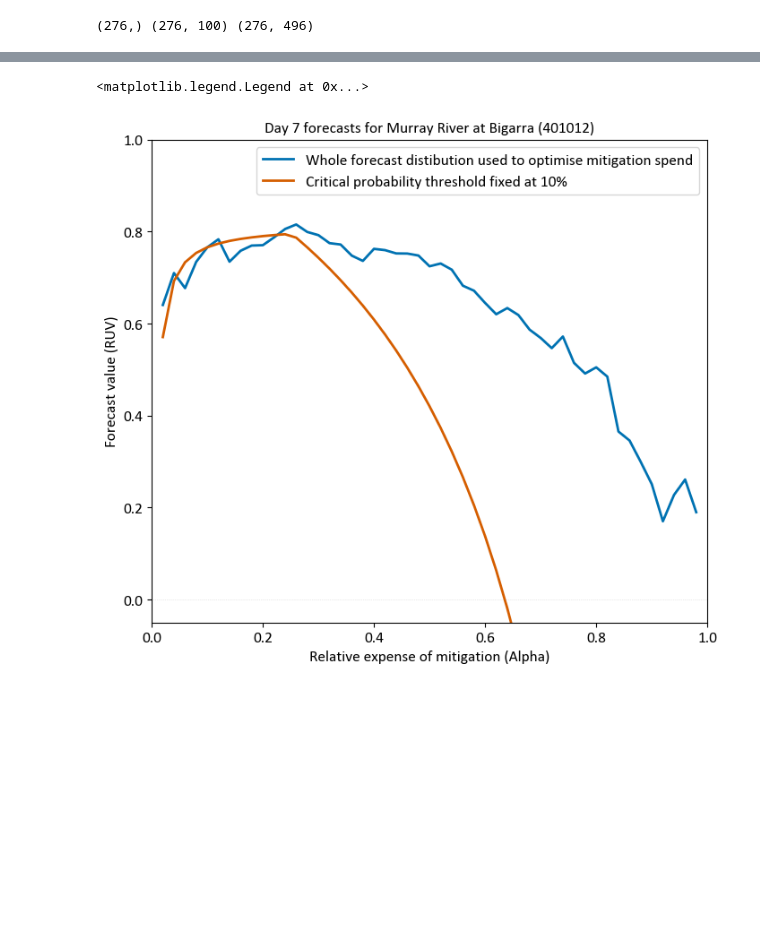
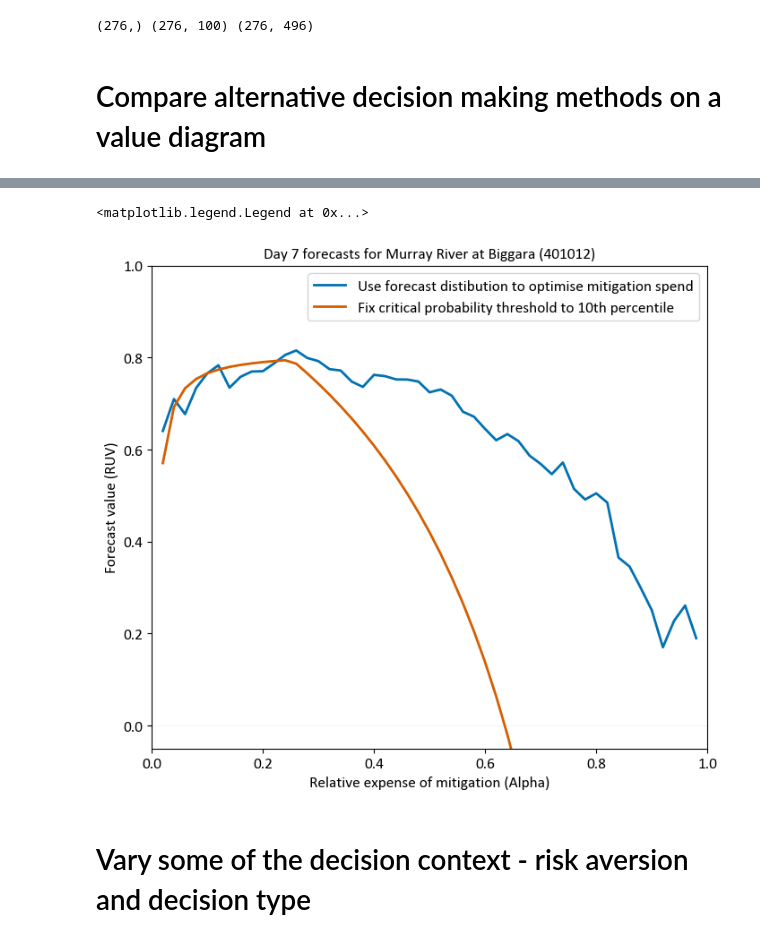
Before and after one commit to richardlaugesen/ruvpy, a Jupyter notebook: examples/ruv_basic_usage.ipynb, the cells around one changed output, grey strips where cells are left out. Saved outputs shown, nothing was run; the diff lists cells and outputs as text; code cells hidden in the pictures; blank space fills up the shorter version.

```diff
--- a/examples/ruv_basic_usage.ipynb
+++ b/examples/ruv_basic_usage.ipynb
@@ -26,3 +45,5 @@ clim_ens = None
+# %% [markdown]
+# Compare alternative decision making methods on a value diagram
 # %%
 decision_definition = {
     'alphas': np.arange(alpha_step, 1, alpha_step),
@@ -31,8 +52,10 @@ decision_definition = {
     'economic_model': [cost_loss, cost_loss_analytical_spend],
     'decision_thresholds': np.nanquantile(obs, [0, 0.75])
 }
+
+ref = None  # use event frequency as the reference forecast
 # %%
-results_optim = relative_utility_value(obs, fcst_ens, clim_ens, decision_definition, parallel_nodes=parallel_nodes)
+results_optim = relative_utility_value(obs, fcst_ens, ref, decision_definition, parallel_nodes=parallel_nodes)
 # %% [output]
 Alpha: 0.020   RUV: 0.64
 Alpha: 0.040   RUV: 0.71
@@ -54,7 +77,7 @@ Alpha: 0.980   RUV: 0.19
 # %%
 decision_definition['decision_method'] = 'critical_probability_threshold_fixed'
 decision_definition['critical_probability_threshold'] = 0.1
-results_fixed_10th = relative_utility_value(obs, fcst_ens, clim_ens, decision_definition, parallel_nodes=parallel_nodes)
+results_fixed_10th = relative_utility_value(obs, fcst_ens, ref, decision_definition, parallel_nodes=parallel_nodes)
 # %% [output]
 Alpha: 0.020   RUV: 0.57
 Alpha: 0.040   RUV: 0.69
@@ -92,13 +99,15 @@ colors = {
 # %%
-plt.plot(decision_definition['alphas'], results_optim['ruv'], color=colors['dark blue'], linewidth=2, alpha=1.0, label='Whole forecast distibution used to optimise mitigation spend')
-plt.plot(decision_definition['alphas'], results_fixed_10th['ruv'], color=colors['dark_orange'], linewidth=2, alpha=1.0, label='Critical probability threshold fixed at 10%')
+plt.plot(decision_definition['alphas'], results_optim['ruv'], color=colors['dark blue'], linewidth=2, alpha=1.0, label='Use forecast distibution to optimise mitigation spend')
+plt.plot(decision_definition['alphas'], results_fixed_10th['ruv'], color=colors['dark_orange'], linewidth=2, alpha=1.0, label='Fix critical probability threshold to 10th percentile')
 plt.axhline(0, color='grey', linewidth=0.5, alpha=0.3, linestyle='dotted')
 plt.xlim((0, 1))
 plt.ylim(-0.05, 1)
 plt.xlabel('Relative expense of mitigation (Alpha)')
 plt.ylabel('Forecast value (RUV)')
-plt.title('Day 7 forecasts for Murray River at Bigarra (401012)', fontsize='medium')
+plt.title('Day 7 forecasts for Murray River at Biggara (401012)', fontsize='medium')
 plt.legend()
 # %% [output]
 <matplotlib.legend.Legend at 0x...>
-[figure, old version]
+[figure, new version]
+# %% [markdown]
+# Vary some of the decision context - risk aversion and decision type
```
Also changed, not shown: parts of 8 cells of this notebook.
